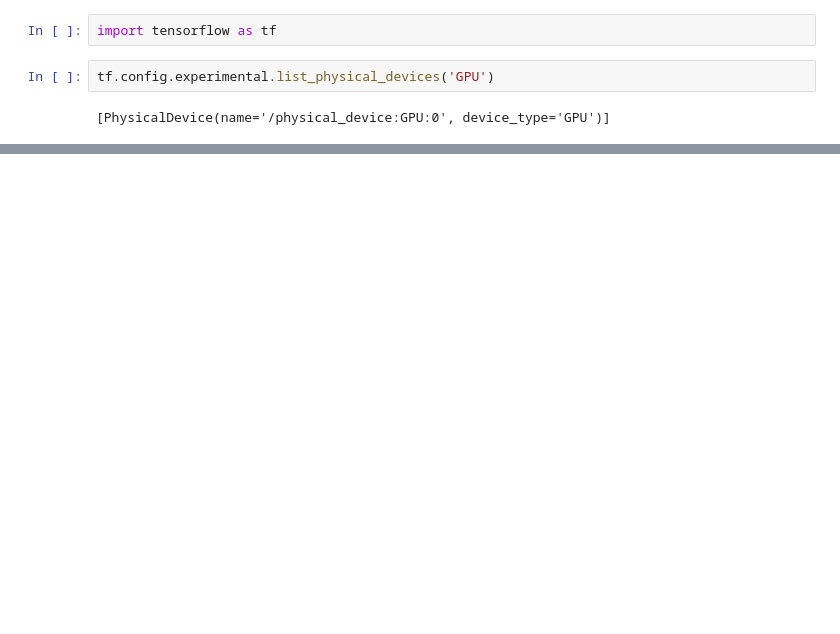
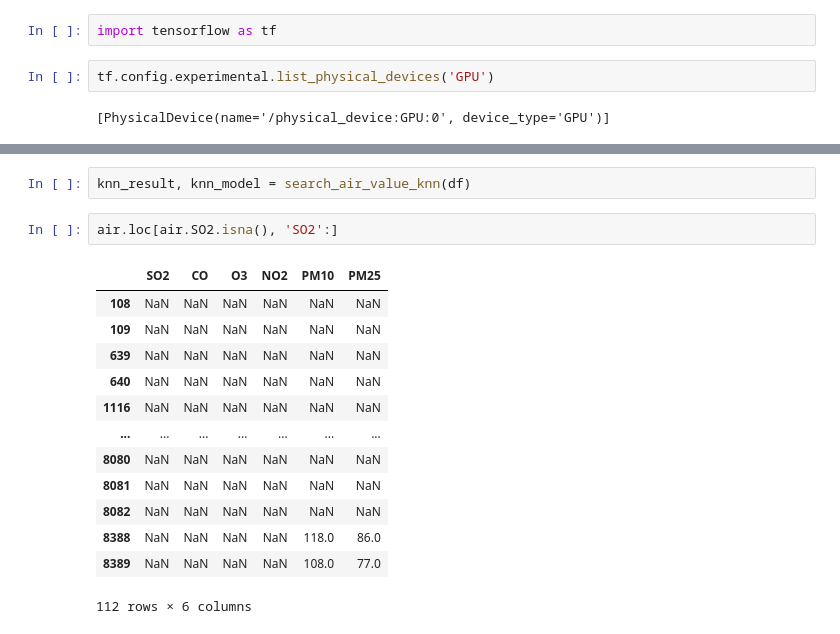
Before and after one commit to cyeongy/kt-aivle, a Jupyter notebook: 미니프로젝트2/미세먼지 실습파일/4. 실습.ipynb, the cells around one changed output, grey strips where cells are left out. Cells and saved outputs as stored; diff of their text form; blank space fills up the shorter version.

```diff
--- a/미니프로젝트2/미세먼지 실습파일/4. 실습.ipynb
+++ b/미니프로젝트2/미세먼지 실습파일/4. 실습.ipynb
@@ -32,0 +161,18 @@ dtype: int64
+# %%
+knn_result, knn_model = search_air_value_knn(df)
+# %%
+air.loc[air.SO2.isna(), 'SO2':]
+# %% [output]
+|  | SO2 | CO | O3 | NO2 | PM10 | PM25 |
+| 108 | NaN | NaN | NaN | NaN | NaN | NaN |
+| 109 | NaN | NaN | NaN | NaN | NaN | NaN |
+| 639 | NaN | NaN | NaN | NaN | NaN | NaN |
+| 640 | NaN | NaN | NaN | NaN | NaN | NaN |
+| 1116 | NaN | NaN | NaN | NaN | NaN | NaN |
+| ... | ... | ... | ... | ... | ... | ... |
+| 8080 | NaN | NaN | NaN | NaN | NaN | NaN |
+| 8081 | NaN | NaN | NaN | NaN | NaN | NaN |
+| 8082 | NaN | NaN | NaN | NaN | NaN | NaN |
+| 8388 | NaN | NaN | NaN | NaN | 118.0 | 86.0 |
+| 8389 | NaN | NaN | NaN | NaN | 108.0 | 77.0 |
+112 rows × 6 columns
```
Also changed, not shown: parts of 26 cells of this notebook, 8 other files.
